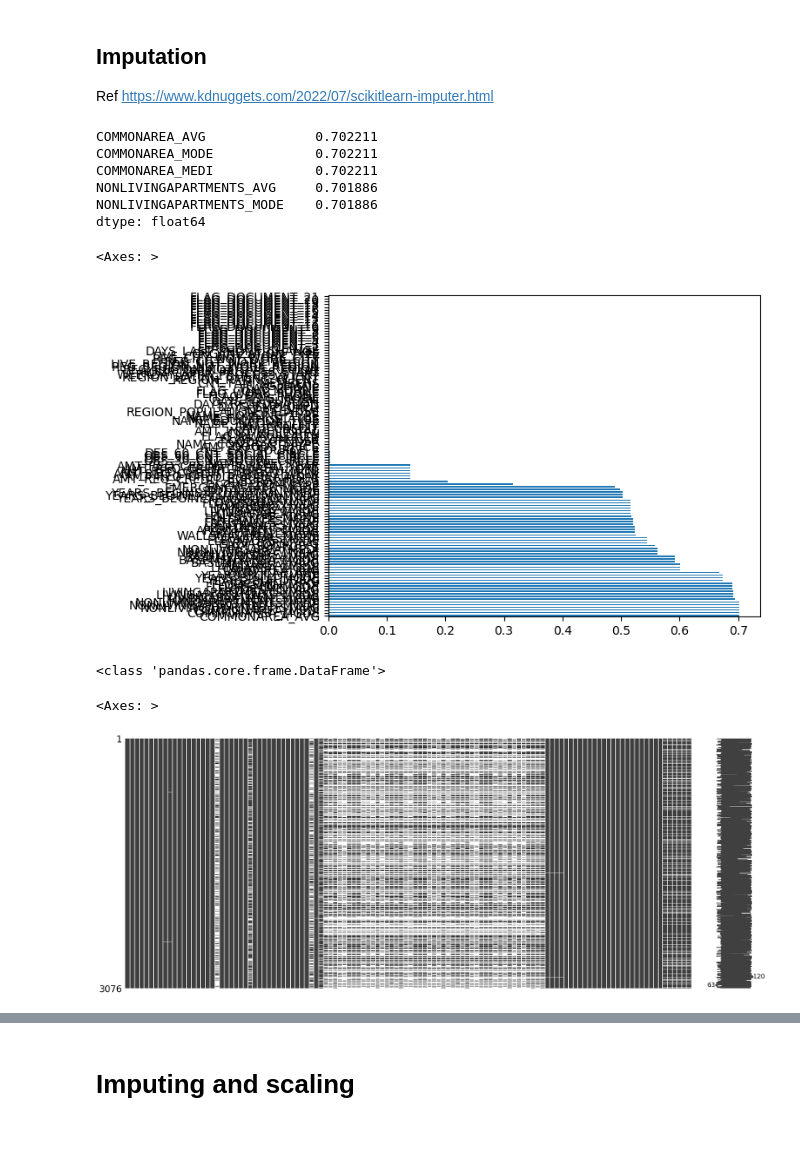
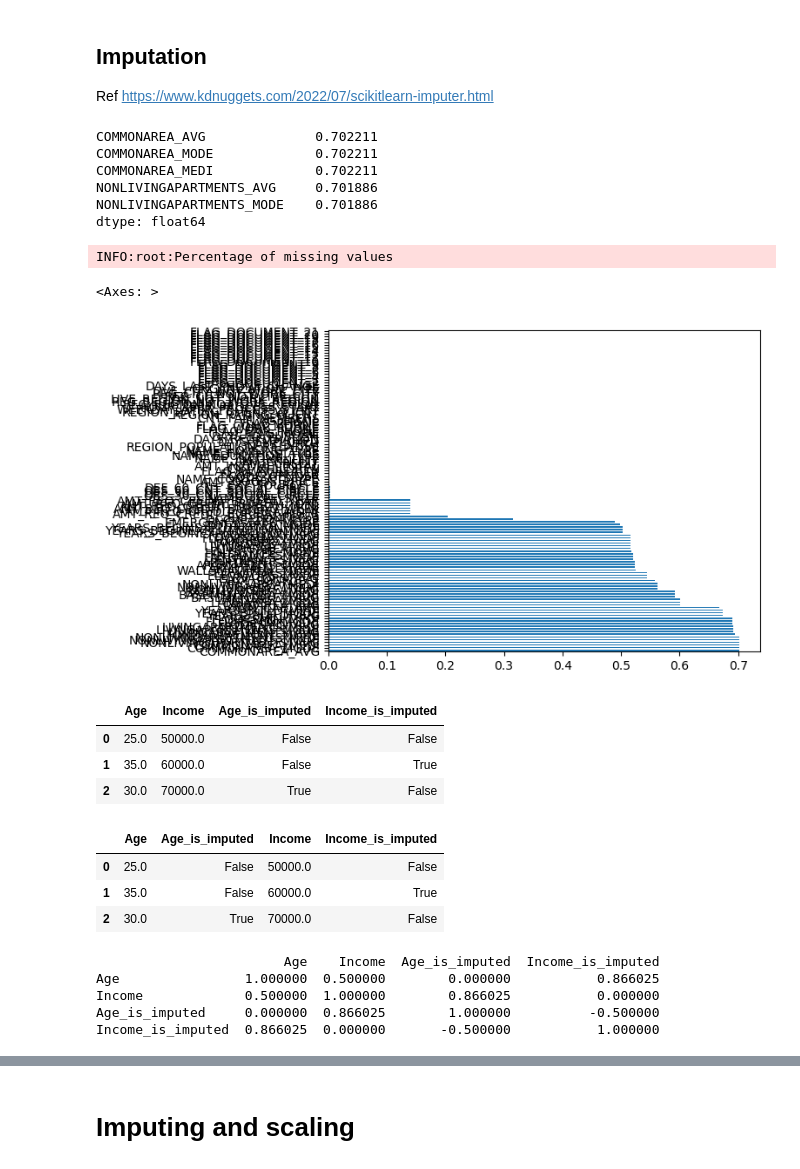
Before and after one commit to VincentChong123/kaggle-home-credit-default-risk, a Jupyter notebook: 2018/predict.ipynb, the cells around one changed output, grey strips where cells are left out. Drawn from its saved outputs; the diff is of its cells as text; code cells hidden in the pictures; blank space fills up the shorter version.

```diff
--- a/2018/predict.ipynb
+++ b/2018/predict.ipynb
@@ -205,6 +207,7 @@ Ref https://www.kdnuggets.com/2022/07/scikitlearn-imputer.html
 if 1:  # plot percentage of missing value
     percent_of_na = X_test.isna().sum(axis=0).sort_values(ascending=False) / len(X_test)
     display(percent_of_na.head())
+    logging.info("Percentage of missing values")
     display(percent_of_na.plot(kind="barh"))
 # %% [output]
 COMMONAREA_AVG              0.702211
@@ -213,14 +216,52 @@ COMMONAREA_MEDI             0.702211
 NONLIVINGAPARTMENTS_AVG     0.701886
 NONLIVINGAPARTMENTS_MODE    0.701886
 dtype: float64
-<Axes: >
+INFO:root:Percentage of missing values
+<Axes: >
 [figure]
-# %%
-import missingno
-
-print(type(X_test))
-missingno.matrix(X_test)
-# %% [output]
-<class 'pandas.core.frame.DataFrame'>
-<Axes: >
-[figure, removed]
+# %%
+from sklearn.impute import SimpleImputer
+
+# Create sample DataFrame
+data = {"Age": [25, 35, np.nan], "Income": [50000, np.nan, 70000]}
+df = pd.DataFrame(data)
+
+columns_isna_any_before = list(df.isna().any().index)
+
+columns_isna_indicator = [col + "_is_imputed" for col in columns_isna_any_before]
+
+# Impute with indicator columns
+imputer = SimpleImputer(strategy="mean")
+imputed_df = pd.DataFrame(
+    imputer.fit_transform(df[columns_isna_any_before]), columns=columns_isna_any_before
+)
+
+df[columns_isna_indicator] = df[columns_isna_any_before].isna()
+
+df_conca = pd.concat([imputed_df, df[columns_isna_indicator]], axis=1)
+display(df_conca)
+
+columns = list(df_conca.columns)
+columns.sort()
+display(df_conca[columns])
+
+
+# # Print column names to see the appended suffixes
+# print(imputed_df.columns)
+
+# Check for perfect negative correlations
+print(df_conca.corr())
+# %% [output]
+|  | Age | Income | Age_is_imputed | Income_is_imputed |
+| 0 | 25.0 | 50000.0 | False | False |
+| 1 | 35.0 | 60000.0 | False | True |
+| 2 | 30.0 | 70000.0 | True | False |
+|  | Age | Age_is_imputed | Income | Income_is_imputed |
+| 0 | 25.0 | False | 50000.0 | False |
+| 1 | 35.0 | False | 60000.0 | True |
+| 2 | 30.0 | True | 70000.0 | False |
+                        Age    Income  Age_is_imputed  Income_is_imputed
+Age                1.000000  0.500000        0.000000           0.866025
+Income             0.500000  1.000000        0.866025           0.000000
+Age_is_imputed     0.000000  0.866025        1.000000          -0.500000
+Income_is_imputed  0.866025  0.000000       -0.500000           1.000000
```
Also changed, not shown: parts of 17 cells of this notebook, 1 other file.
